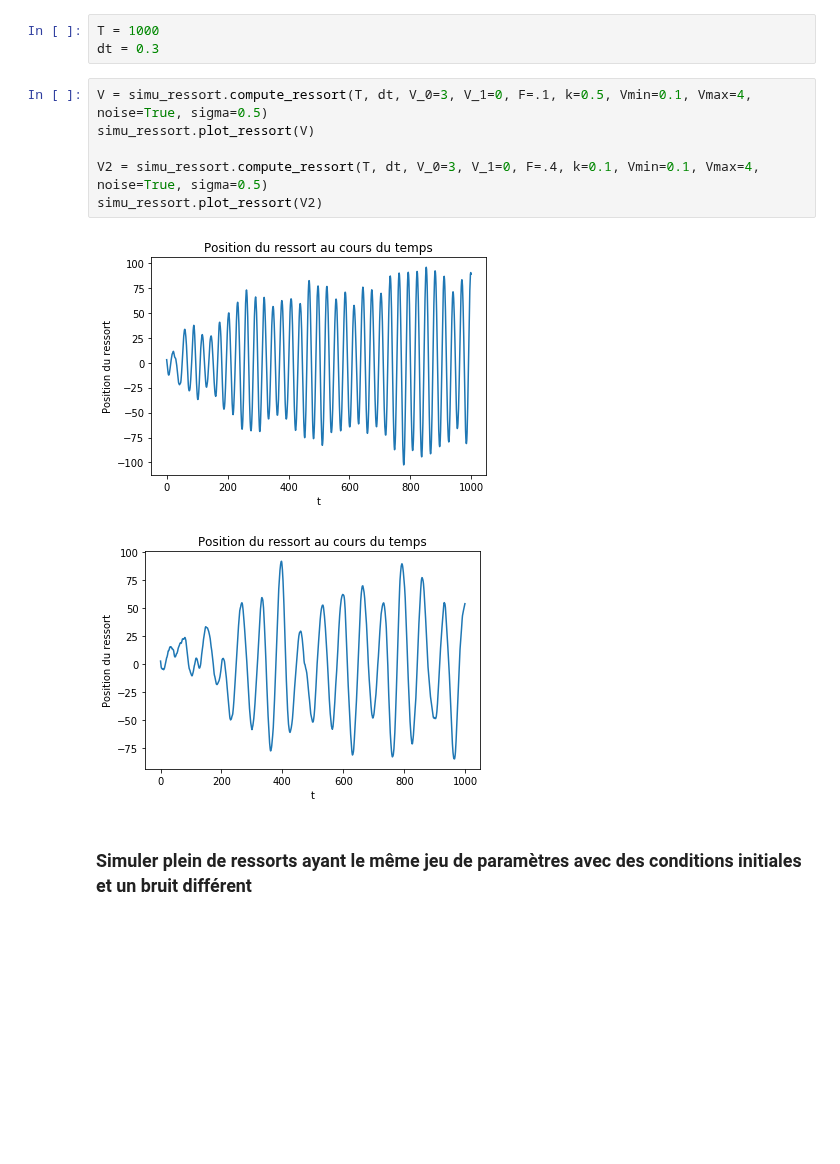
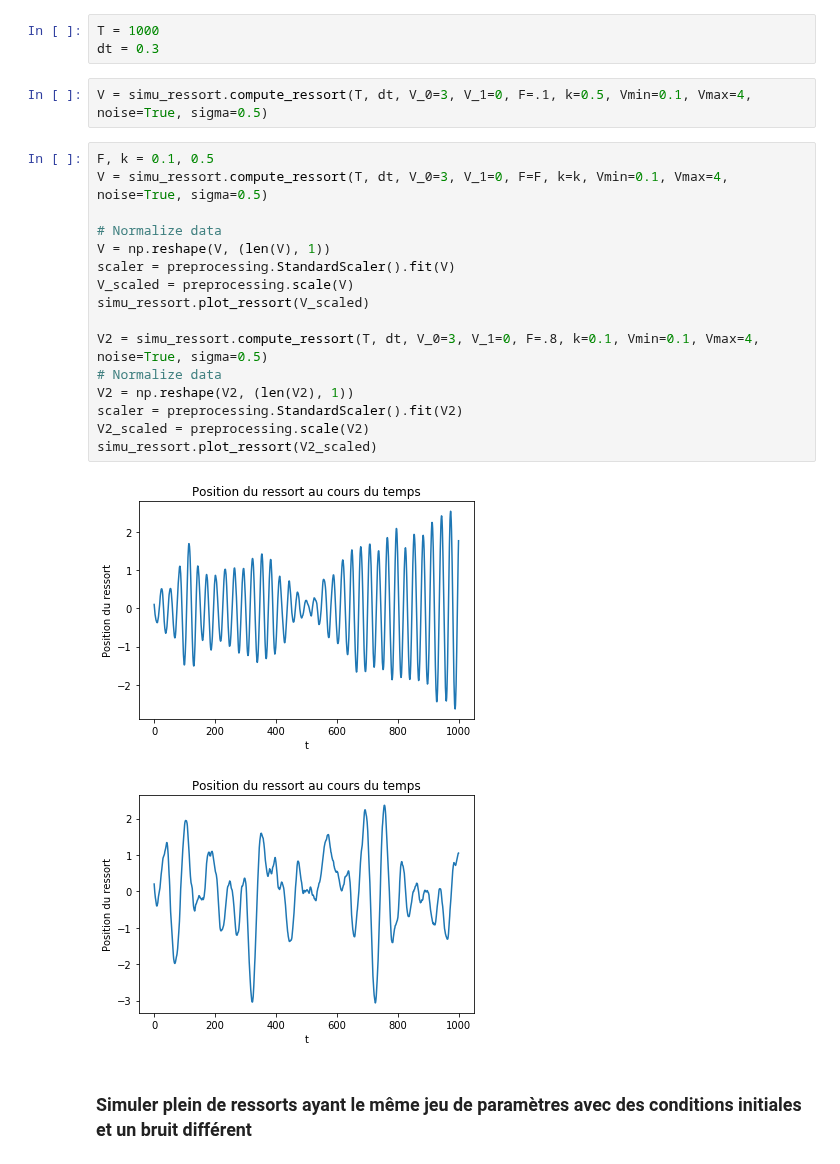
Before and after one commit to ELOISESOULIER/acterrea, a Jupyter notebook: simule_several_ressort.ipynb, the cells around one changed output. Drawn from its saved outputs; the diff is of its cells as text; blank space fills up the shorter version.

```diff
--- a/simule_several_ressort.ipynb
+++ b/simule_several_ressort.ipynb
@@ -24,15 +25,27 @@ $\frac{d^2V}{dt^2} = -kV - F\frac{dV}{dt}$
 # %%
 T = 1000
 dt = 0.3
+# %%
+V = simu_ressort.compute_ressort(T, dt, V_0=3, V_1=0, F=.1, k=0.5, Vmin=0.1, Vmax=4, noise=True, sigma=0.5)
 # %%
-V = simu_ressort.compute_ressort(T, dt, V_0=3, V_1=0, F=.1, k=0.5, Vmin=0.1, Vmax=4, noise=True, sigma=0.5)
-simu_ressort.plot_ressort(V)
+F, k = 0.1, 0.5
+V = simu_ressort.compute_ressort(T, dt, V_0=3, V_1=0, F=F, k=k, Vmin=0.1, Vmax=4, noise=True, sigma=0.5)
 
-V2 = simu_ressort.compute_ressort(T, dt, V_0=3, V_1=0, F=.4, k=0.1, Vmin=0.1, Vmax=4, noise=True, sigma=0.5)
-simu_ressort.plot_ressort(V2)
+# Normalize data
+V = np.reshape(V, (len(V), 1))
+scaler = preprocessing.StandardScaler().fit(V)
+V_scaled = preprocessing.scale(V)
+simu_ressort.plot_ressort(V_scaled)
+
+V2 = simu_ressort.compute_ressort(T, dt, V_0=3, V_1=0, F=.8, k=0.1, Vmin=0.1, Vmax=4, noise=True, sigma=0.5)
+# Normalize data
+V2 = np.reshape(V2, (len(V2), 1))
+scaler = preprocessing.StandardScaler().fit(V2)
+V2_scaled = preprocessing.scale(V2)
+simu_ressort.plot_ressort(V2_scaled)
 # %% [output]
-[figure, old version]
+[figure, new version]
-[figure, old version]
+[figure, new version]
 # %% [markdown]
 ### Simuler plein de ressorts ayant le même jeu de paramètres avec des conditions initiales et un bruit différent
 # %% [markdown]
```
Also changed, not shown: parts of 1 cell of this notebook, 2 other files.
